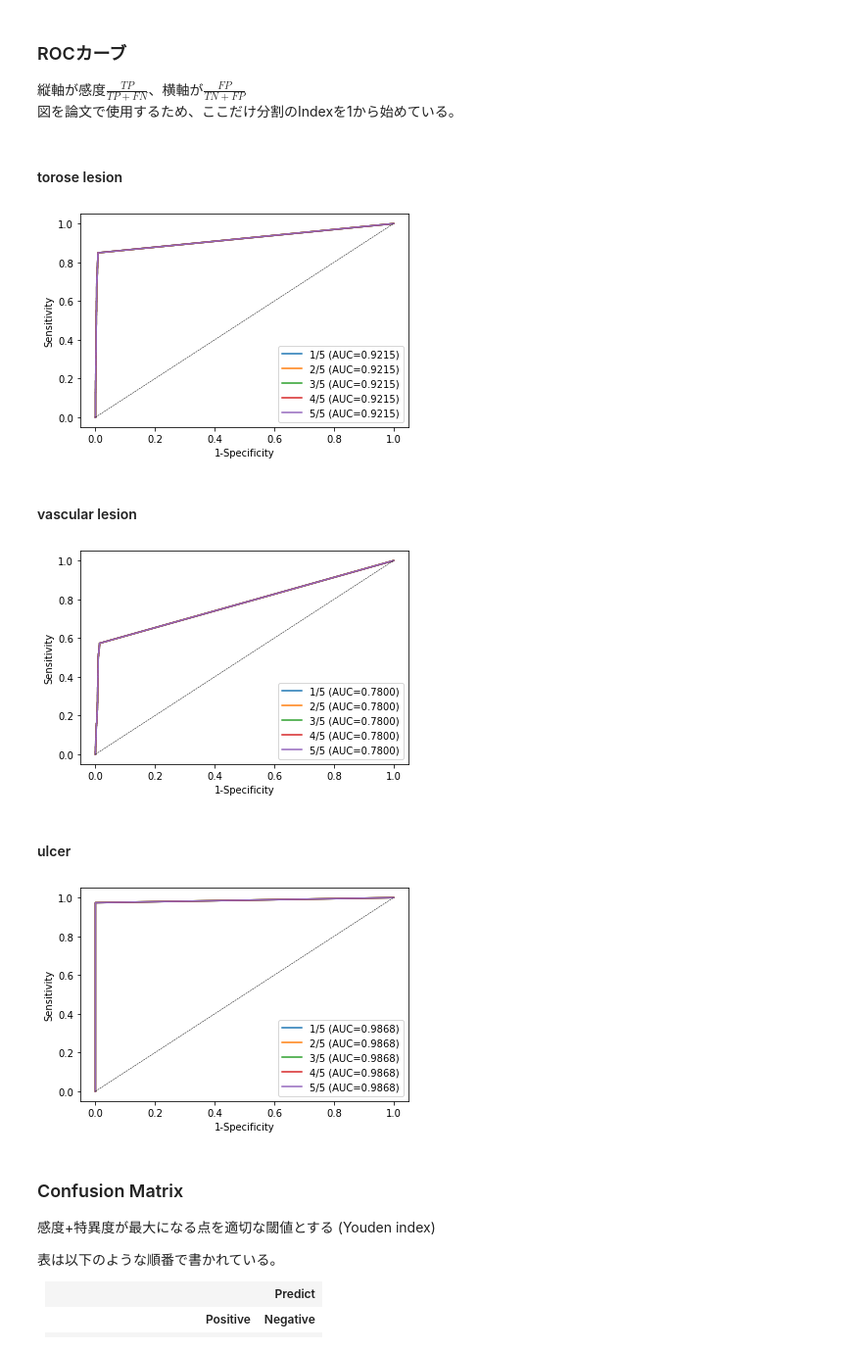
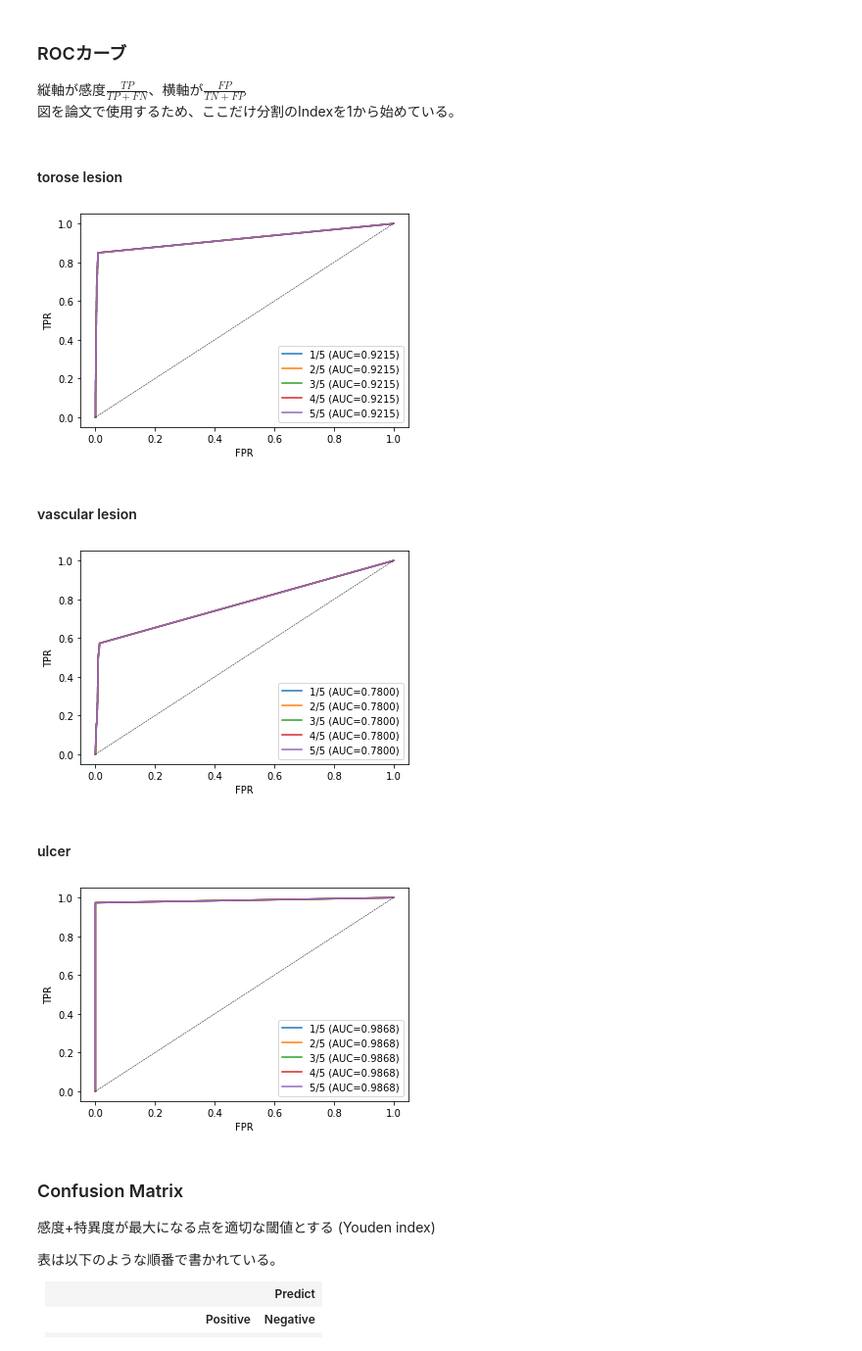
Before and after one commit to m0ka-Lv98/wsod, a Jupyter notebook: summary-fast.ipynb, the cells around one changed output. Shown: that part at 98% size. Drawn from its saved outputs; the diff is of its cells as text; code cells hidden in the pictures.

```diff
--- a/summary-fast.ipynb
+++ b/summary-fast.ipynb
@@ -512,29 +512,29 @@ summary
 # %%
 for i, labelname in enumerate(train.get_category_names()):
     plt.figure(figsize=(6,4))
     for split in range(len(split_data['image_id'])):
         imglevel_gts = imglevel_gts_all[split]
         imglevel_prs = imglevel_prs_all[split]
         fpr, tpr, thresholds = sklearn.metrics.roc_curve(imglevel_gts[:, i], imglevel_prs[:, i])
         plt.plot(fpr, tpr, linewidth=1.5,
             label='{}/{} (AUC={:.4f})'.format(
                 split+1,
                 len(split_data['image_id']),
                 sklearn.metrics.roc_auc_score(imglevel_gts[:, i], imglevel_prs[:, i])))
 
     plt.plot([0,1], [0,1], color='black', linewidth=0.5, linestyle='dashed')
-    plt.xlabel('1-Specificity')
-    plt.ylabel('Sensitivity')
+    plt.xlabel('FPR')
+    plt.ylabel('TPR')
     plt.legend()
     display(Markdown('#### ' + labelname))
     plt.show()
 # %% [output]
 #### torose lesion
-[figure, old version]
+[figure, new version]
 #### vascular lesion
-[figure, old version]
+[figure, new version]
 #### ulcer
-[figure, old version]
+[figure, new version]
 # %% [markdown]
 ### Confusion Matrix
 感度+特異度が最大になる点を適切な閾値とする (Youden index)
```
Also changed, not shown: parts of 2 cells of this notebook, 14 other files.
